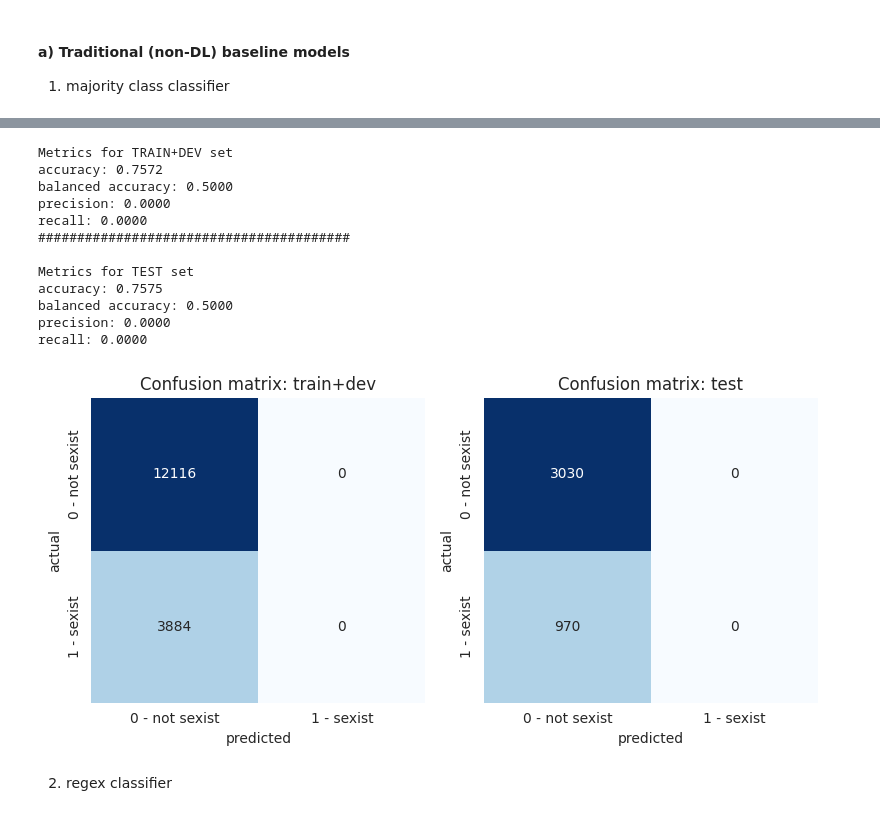
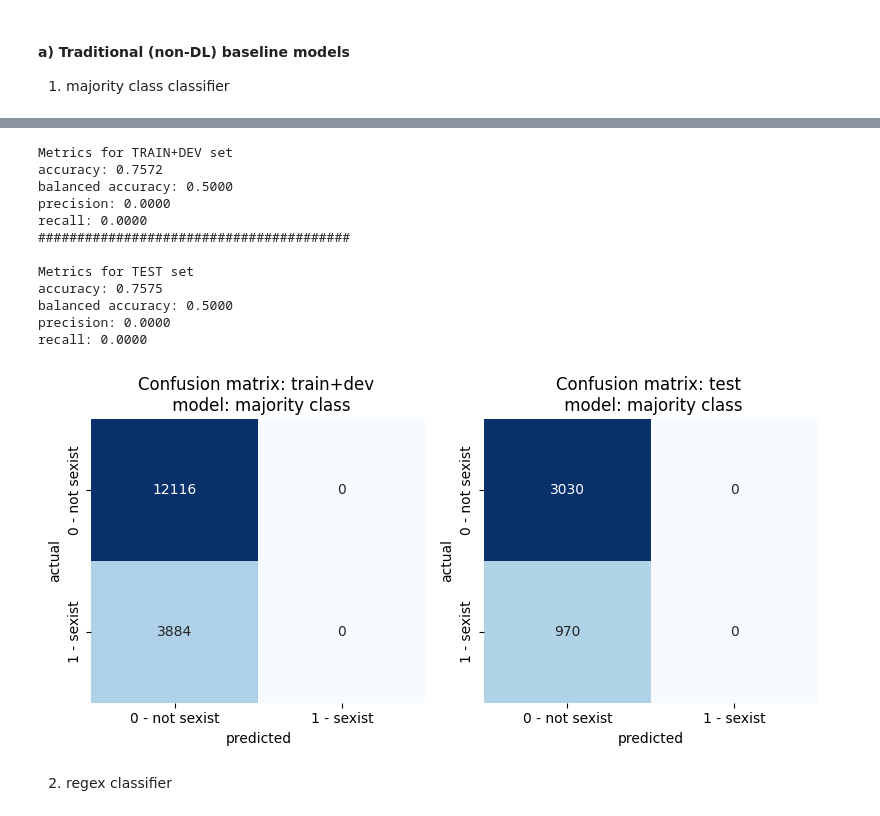
Before and after one commit to henrform/NLP_24W_VSHJ, a Jupyter notebook: milestone 2/milestone_2.ipynb, the cells around one changed output, grey strips where cells are left out. Saved outputs shown, nothing was run; the diff lists cells and outputs as text; code cells hidden in the pictures.

```diff
--- a/milestone 2/milestone_2.ipynb
+++ b/milestone 2/milestone_2.ipynb
@@ -54,20 +55,20 @@ Majority class: not sexist
 # %%
 eval_baseline = Evaluation(model=majority_class_classifier)
-eval_baseline.evaluate(X_train_dev, y_train_dev, X_test, y_test, plot_confusion=True)
+eval_baseline.evaluate(X_train_dev, y_train_dev, X_test, y_test, plot_confusion=True, model_name="majority class")
 # %% [output]
 Metrics for TRAIN+DEV set
 accuracy: 0.7572
 balanced accuracy: 0.5000
 precision: 0.0000
 recall: 0.0000
 ########################################
 
 Metrics for TEST set
 accuracy: 0.7575
 balanced accuracy: 0.5000
 precision: 0.0000
 recall: 0.0000
-[figure, old version]
+[figure, new version]
 # %% [markdown]
 2. regex classifier
 # %% [markdown]
```
Also changed, not shown: parts of 9 cells of this notebook.
